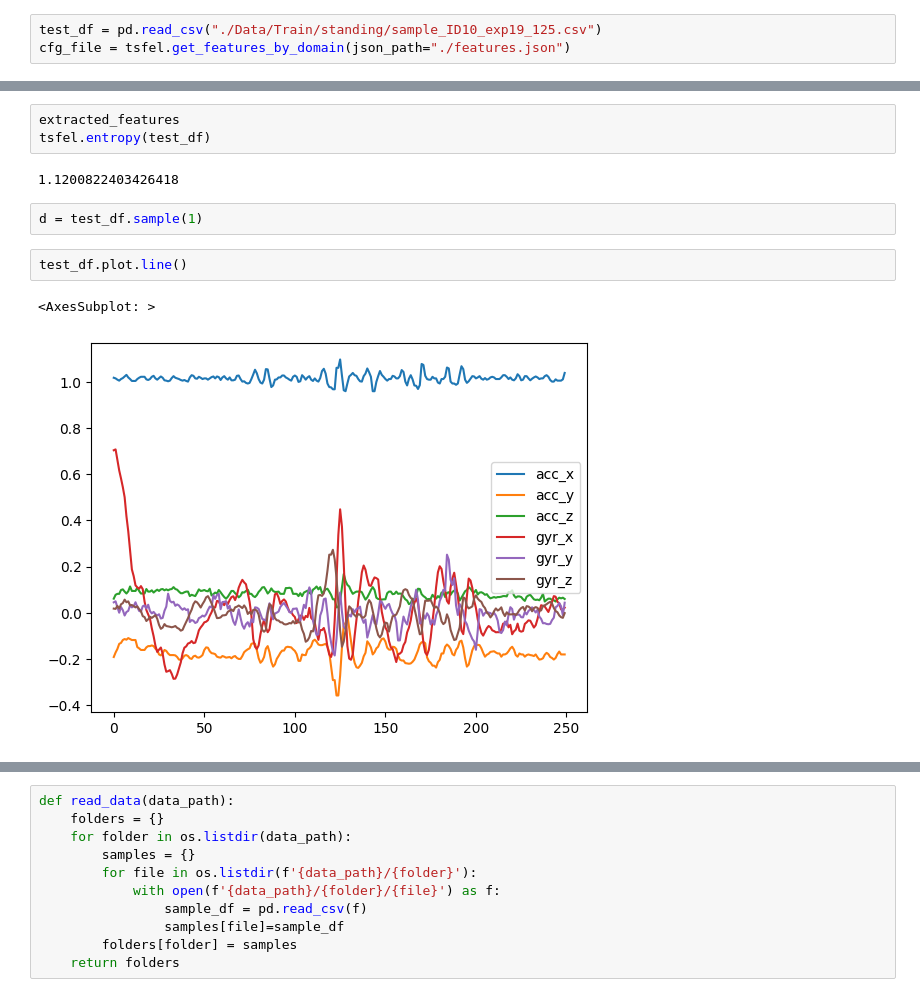
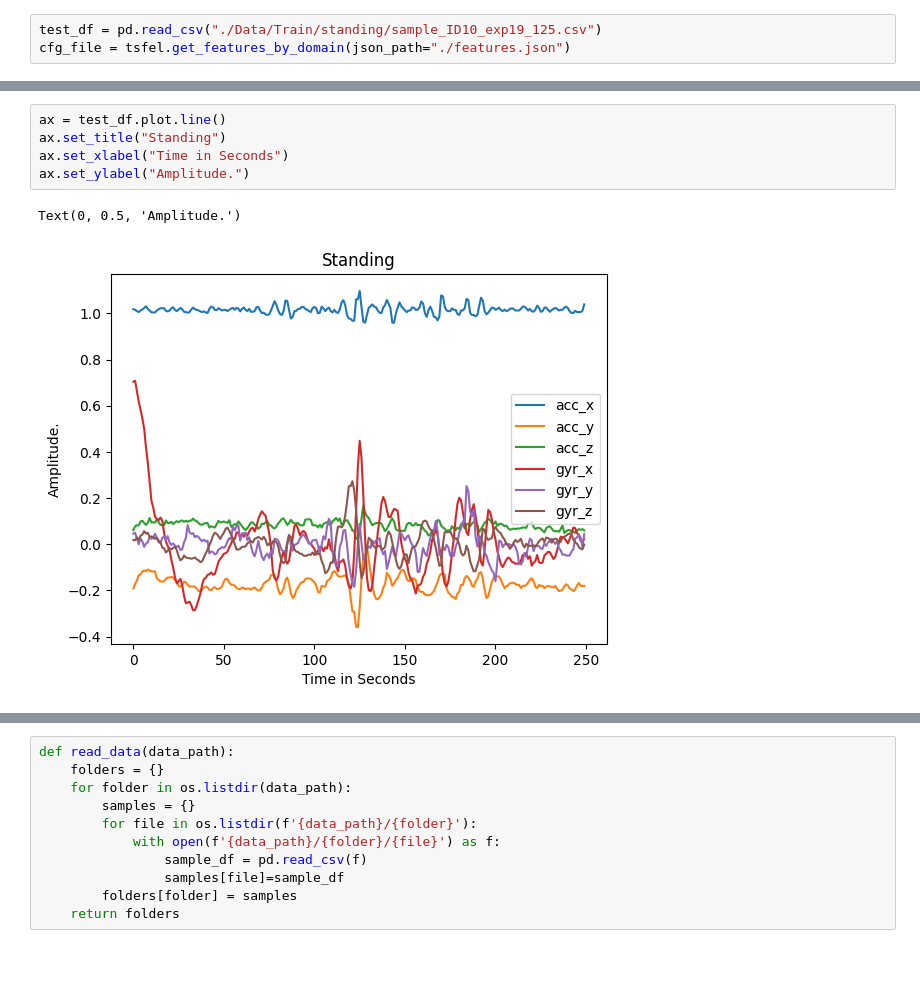
Before and after one commit to Jonitsi/Biosignal_Analysis, a Jupyter notebook: ACC_activity.ipynb, the cells around one changed output, grey strips where cells are left out. Saved outputs shown, nothing was run; the diff lists cells and outputs as text; blank space fills up the shorter version.

Commit message:
more graphs.

```diff
--- a/ACC_activity.ipynb
+++ b/ACC_activity.ipynb
@@ -52,12 +51,8 @@ Progress: 0% Complete
-# %%
-extracted_features
-tsfel.entropy(test_df)
-# %% [output]
-1.1200822403426418
-# %%
-d = test_df.sample(1)
 # %%
-test_df.plot.line()
+ax = test_df.plot.line()
+ax.set_title("Standing")
+ax.set_xlabel("Time in Seconds")
+ax.set_ylabel("Amplitude.")
 # %% [output]
-<AxesSubplot: >
+Text(0, 0.5, 'Amplitude.')
-[figure, old version]
+[figure, new version]
```
Also changed, not shown: parts of 14 cells of this notebook, 2 other files.
